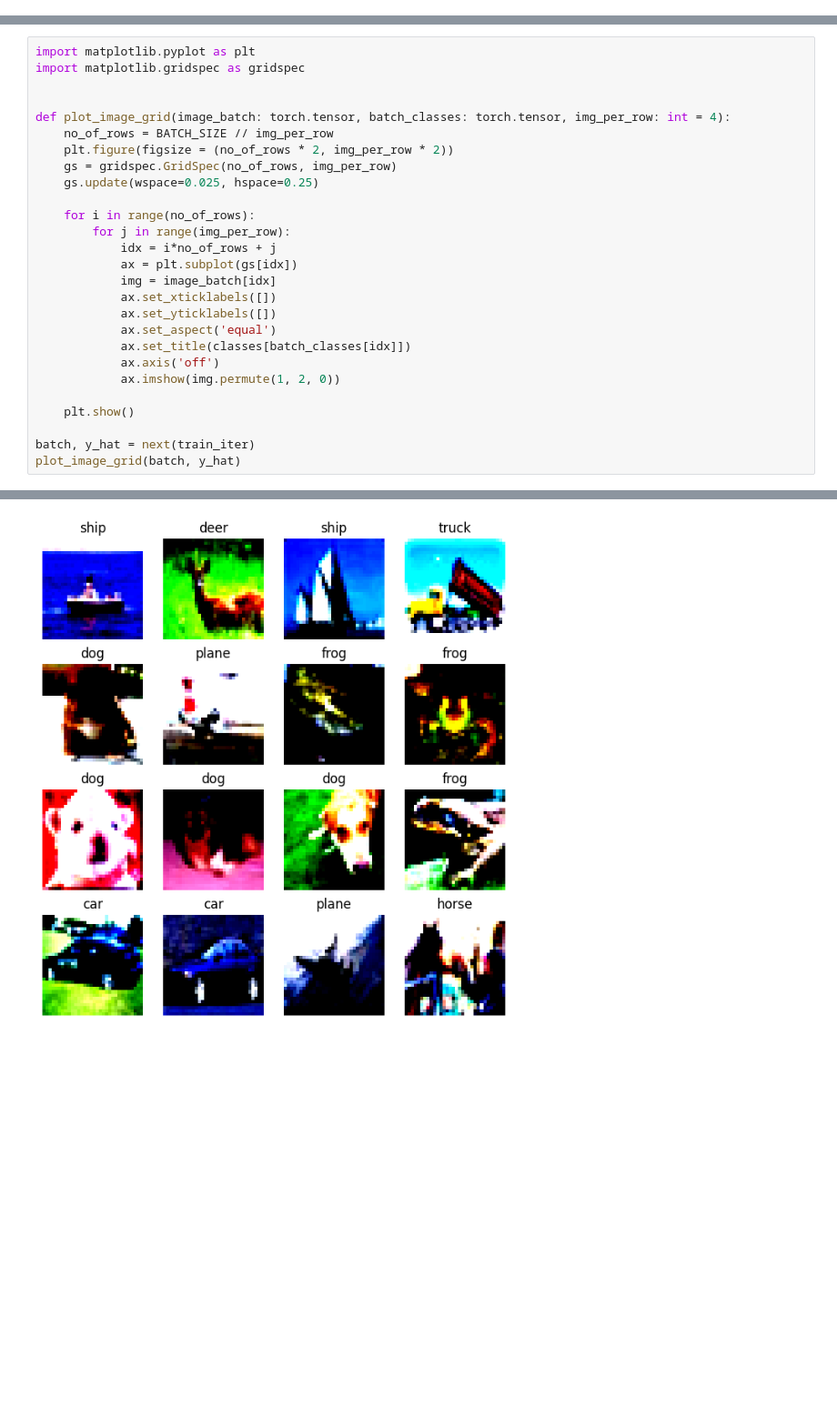
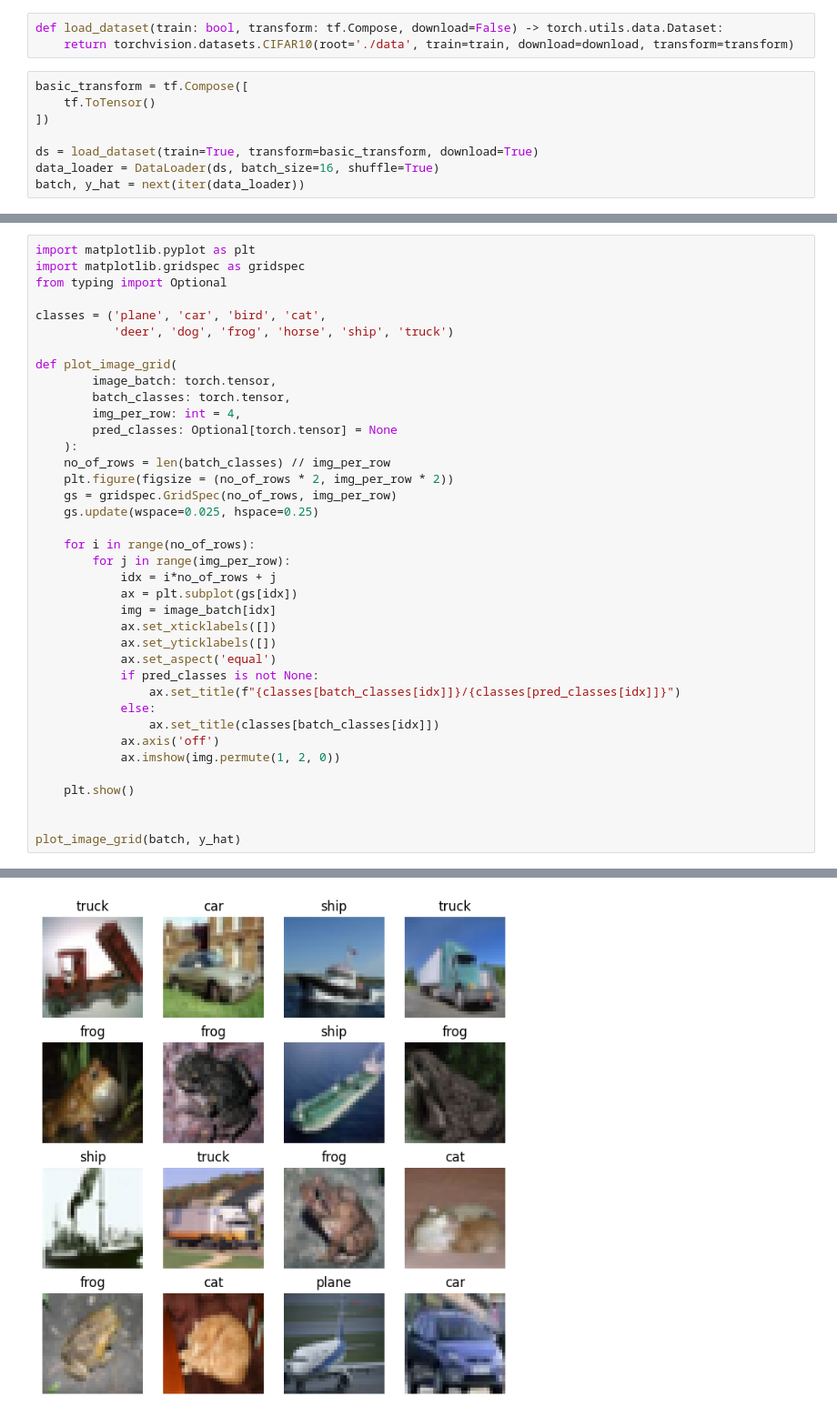
Before and after one commit to mnozkiewicz/MRO, a Jupyter notebook: lab2/cifar_cnn.ipynb, the cells around one changed output, grey strips where cells are left out. Shown at 91% size. Drawn from its saved outputs; the diff is of its cells as text; blank space fills up the shorter version.

```diff
--- a/lab2/cifar_cnn.ipynb
+++ b/lab2/cifar_cnn.ipynb
@@ -37,0 +12,11 @@ train_iter = iter(train_data_loader)
+# %%
+def load_dataset(train: bool, transform: tf.Compose, download=False) -> torch.utils.data.Dataset:
+    return torchvision.datasets.CIFAR10(root='./data', train=train, download=download, transform=transform)
+# %%
+basic_transform = tf.Compose([
+    tf.ToTensor()
+])
+
+ds = load_dataset(train=True, transform=basic_transform, download=True)
+data_loader = DataLoader(ds, batch_size=16, shuffle=True)
+batch, y_hat = next(iter(data_loader))
@@ -38,10 +25,18 @@ train_iter = iter(train_data_loader)
 # %%
 import matplotlib.pyplot as plt
 import matplotlib.gridspec as gridspec
+from typing import Optional
 
+classes = ('plane', 'car', 'bird', 'cat',
+           'deer', 'dog', 'frog', 'horse', 'ship', 'truck')
 
-def plot_image_grid(image_batch: torch.tensor, batch_classes: torch.tensor, img_per_row: int = 4):
-    no_of_rows = BATCH_SIZE // img_per_row
+def plot_image_grid(
+        image_batch: torch.tensor,
+        batch_classes: torch.tensor,
+        img_per_row: int = 4,
+        pred_classes: Optional[torch.tensor] = None
+    ):
+    no_of_rows = len(batch_classes) // img_per_row
     plt.figure(figsize = (no_of_rows * 2, img_per_row * 2))
     gs = gridspec.GridSpec(no_of_rows, img_per_row)
     gs.update(wspace=0.025, hspace=0.25)
@@ -54,12 +49,15 @@ def plot_image_grid(image_batch: torch.tensor, batch_classes: torch.tensor, img_
             ax.set_xticklabels([])
             ax.set_yticklabels([])
             ax.set_aspect('equal')
-            ax.set_title(classes[batch_classes[idx]])
+            if pred_classes is not None:
+                ax.set_title(f"{classes[batch_classes[idx]]}/{classes[pred_classes[idx]]}")
+            else:
+                ax.set_title(classes[batch_classes[idx]])
             ax.axis('off')
             ax.imshow(img.permute(1, 2, 0))
 
     plt.show()
 
-batch, y_hat = next(train_iter)
+
 plot_image_grid(batch, y_hat)
 # %% [output]
@@ -82 +64 @@ Clipping input data to the valid range for imshow with RGB data ([0..1] for floa
-[figure, old version]
+[figure, new version]
```
Also changed, not shown: parts of 36 cells of this notebook, 4 other files.
